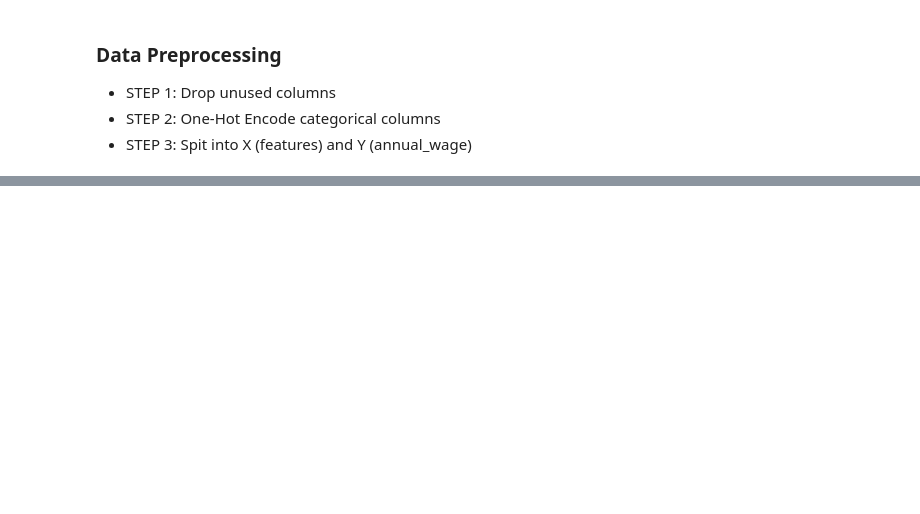
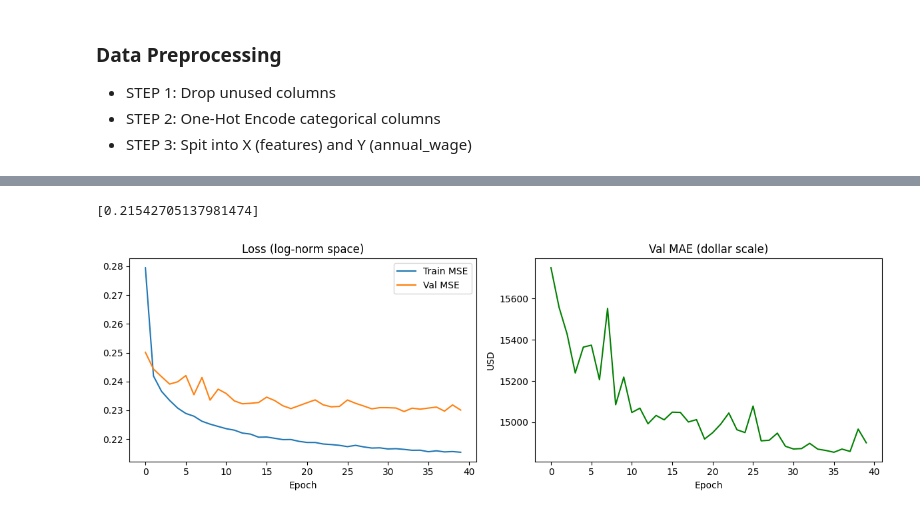
Before and after one commit to jean-johnson-zwix/compensation_buddy, a Jupyter notebook: model_training.ipynb, the cells around one changed output, grey strips where cells are left out. Cells and saved outputs as stored; diff of their text form; code cells hidden in the pictures; blank space fills up the shorter version.

Commit message:
feat: mlp model creation and training

```diff
--- a/model_training.ipynb
+++ b/model_training.ipynb
@@ -324,0 +618,24 @@ Y shape: (259936, 1)
+# %%
+train_losses
+# %% [output]
+[0.21542705137981474]
+# %%
+# plot the training curves
+
+fig, axes = plt.subplots(1, 2, figsize=(12, 4))
+
+axes[0].plot(train_losses, label='Train MSE')
+axes[0].plot(val_losses, label='Val MSE')
+axes[0].set_title('Loss (log-norm space)')
+axes[0].set_xlabel('Epoch')
+axes[0].legend()
+
+axes[1].plot(val_maes, color='green')
+axes[1].set_title('Val MAE (dollar scale)')
+axes[1].set_xlabel('Epoch')
+axes[1].set_ylabel('USD')
+
+plt.tight_layout()
+plt.show()
+# %% [output]
+[figure, added]
```
Also changed, not shown: parts of 27 cells of this notebook.
